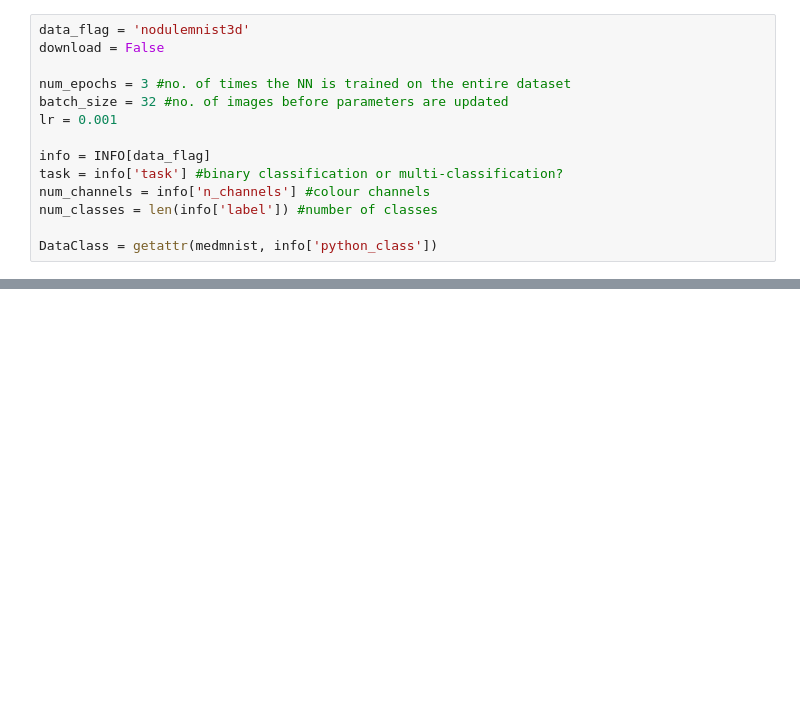
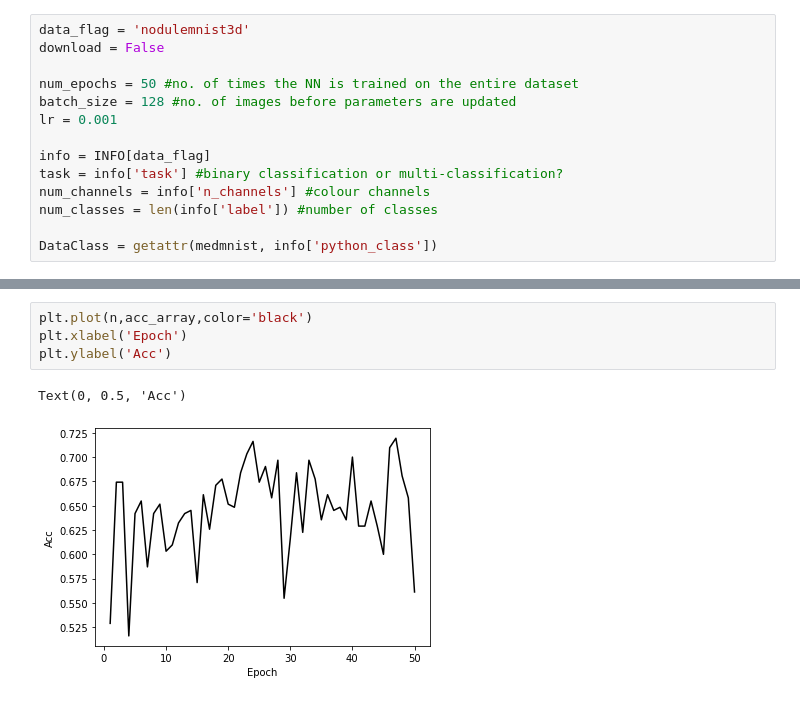
Before and after one commit to MEH04/Lung-CT-CNN, a Jupyter notebook: MedMNIST/lung_nodule_CNN.ipynb, the cells around one changed output, grey strips where cells are left out. Drawn from its saved outputs; the diff is of its cells as text; blank space fills up the shorter version.

```diff
--- a/MedMNIST/lung_nodule_CNN.ipynb
+++ b/MedMNIST/lung_nodule_CNN.ipynb
@@ -32,8 +41,8 @@ plt.show()
 data_flag = 'nodulemnist3d'
 download = False
 
-num_epochs = 3 #no. of times the NN is trained on the entire dataset
-batch_size = 32 #no. of images before parameters are updated
+num_epochs = 50 #no. of times the NN is trained on the entire dataset
+batch_size = 128 #no. of images before parameters are updated
 lr = 0.001
 
 info = INFO[data_flag]
@@ -120,0 +160,7 @@ ValueError: pic should be 2/3 dimensional. Got 4 dimensions.
+# %%
+plt.plot(n,acc_array,color='black')
+plt.xlabel('Epoch')
+plt.ylabel('Acc')
+# %% [output]
+Text(0, 0.5, 'Acc')
+[figure, added]
```
Also changed, not shown: parts of 6 cells of this notebook.
